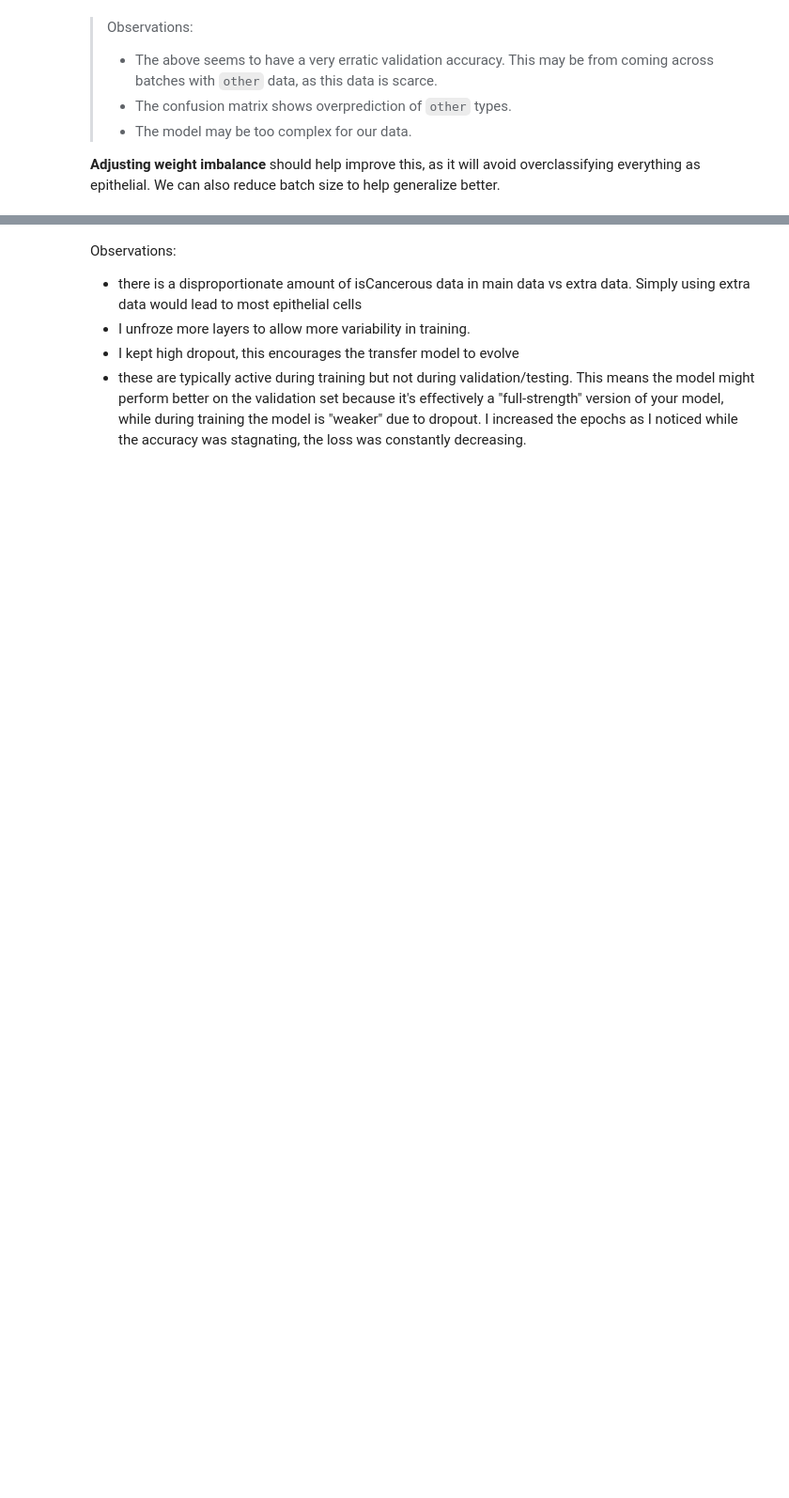
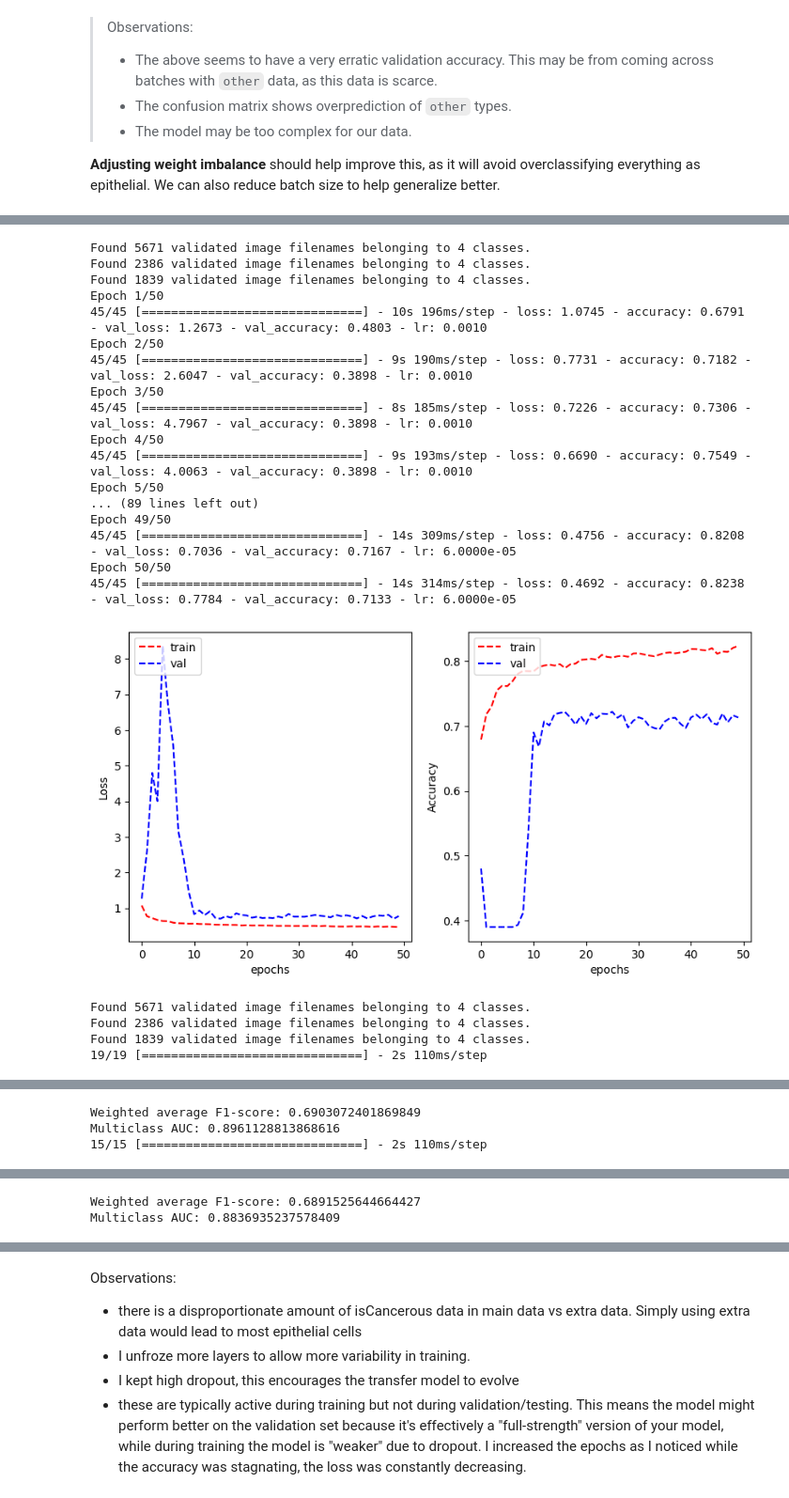
Before and after one commit to Keen2Kode/Machine-Learning, a Jupyter notebook: assignment_2.ipynb, the cells around one changed output, grey strips where cells are left out. Shown at 94% size. Drawn from its saved outputs; the diff is of its cells as text; code cells hidden in the pictures; blank space fills up the shorter version.

```diff
--- a/assignment_2.ipynb
+++ b/assignment_2.ipynb
@@ -947,0 +932,35 @@ Multiclass AUC: 0.6571838850586922
+# %%
+batch_size = 128
+rcc_improved = rcc_net(y_col, optimizer = Adam(beta_1=0.9, beta_2=0.99, decay=1e-6), keepAllLayers=False)
+train_generator, val_generator, _ = generator(batch_size, y_col)
+
+lr_scheduler = ReduceLROnPlateau(factor=0.1, patience=5, verbose=1, min_lr=6e-5)
+rcc_improved_history = rcc_improved.fit(train_generator, epochs=50, validation_data=val_generator, callbacks=[lr_scheduler])
+train_val_accuracy(rcc_improved_history)
+# to get samples in order
+_, val_generator, test_generator = generator(batch_size, y_col, shuffle=False)
+plot_metrics(val_generator, rcc_improved, y_col)
+rcc_improved_scores = plot_metrics(test_generator, rcc_improved, y_col)
+# %% [output]
+Found 5671 validated image filenames belonging to 4 classes.
+Found 2386 validated image filenames belonging to 4 classes.
+Found 1839 validated image filenames belonging to 4 classes.
+Epoch 1/50
+45/45 [==============================] - 10s 196ms/step - loss: 1.0745 - accuracy: 0.6791 - val_loss: 1.2673 - val_accuracy: 0.4803 - lr: 0.0010
+Epoch 2/50
+45/45 [==============================] - 9s 190ms/step - loss: 0.7731 - accuracy: 0.7182 - val_loss: 2.6047 - val_accuracy: 0.3898 - lr: 0.0010
+Epoch 3/50
+45/45 [==============================] - 8s 185ms/step - loss: 0.7226 - accuracy: 0.7306 - val_loss: 4.7967 - val_accuracy: 0.3898 - lr: 0.0010
+Epoch 4/50
+45/45 [==============================] - 9s 193ms/step - loss: 0.6690 - accuracy: 0.7549 - val_loss: 4.0063 - val_accuracy: 0.3898 - lr: 0.0010
+Epoch 5/50
+... (89 lines left out)
+Epoch 49/50
+45/45 [==============================] - 14s 309ms/step - loss: 0.4756 - accuracy: 0.8208 - val_loss: 0.7036 - val_accuracy: 0.7167 - lr: 6.0000e-05
+Epoch 50/50
+45/45 [==============================] - 14s 314ms/step - loss: 0.4692 - accuracy: 0.8238 - val_loss: 0.7784 - val_accuracy: 0.7133 - lr: 6.0000e-05
+[figure, added]
+Found 5671 validated image filenames belonging to 4 classes.
+Found 2386 validated image filenames belonging to 4 classes.
+Found 1839 validated image filenames belonging to 4 classes.
+19/19 [==============================] - 2s 110ms/step
@@ -947,0 +968,3 @@ Multiclass AUC: 0.6571838850586922
+Weighted average F1-score: 0.6903072401869849
+Multiclass AUC: 0.8961128813868616
+15/15 [==============================] - 2s 110ms/step
@@ -947,0 +972,2 @@ Multiclass AUC: 0.6571838850586922
+Weighted average F1-score: 0.6891525644664427
+Multiclass AUC: 0.8836935237578409
```
Also changed, not shown: parts of 37 cells of this notebook.
